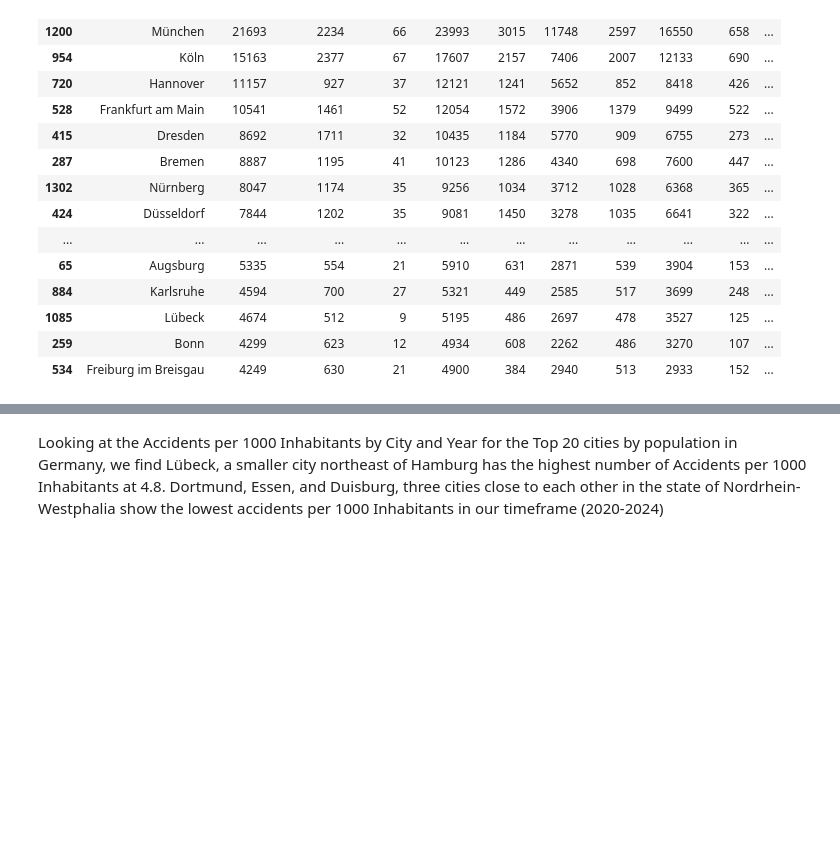
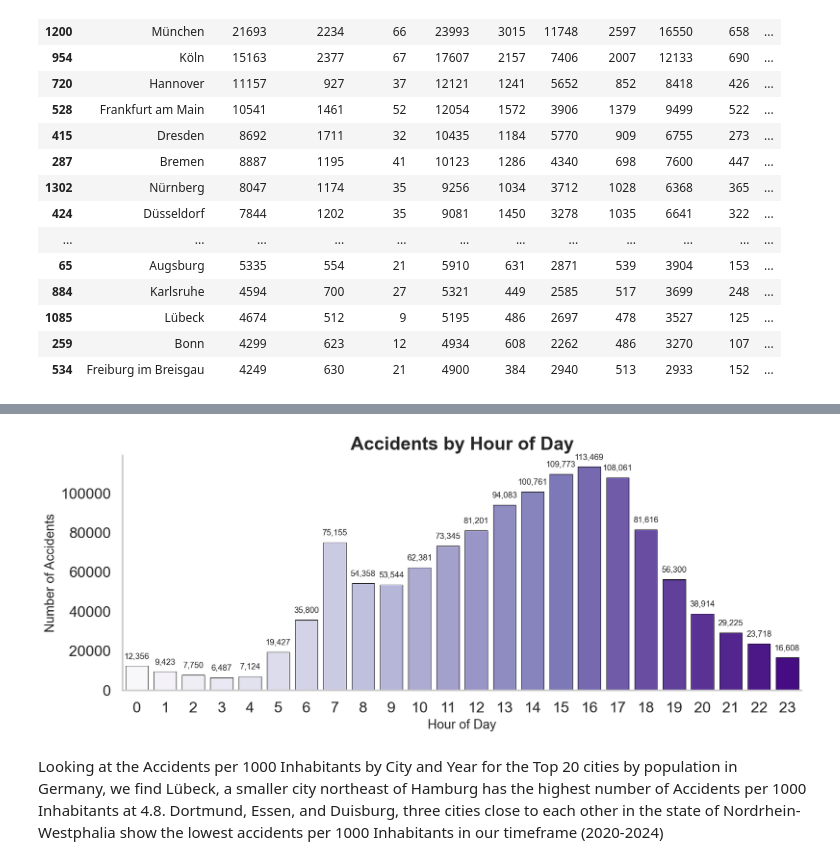
Before and after one commit to HumbleHominid/urban-mobility-risk-analysis, a Jupyter notebook: src/Summary.ipynb, the cells around one changed output, grey strips where cells are left out. Cells and saved outputs as stored; diff of their text form; code cells hidden in the pictures; blank space fills up the shorter version.

```diff
--- a/src/Summary.ipynb
+++ b/src/Summary.ipynb
@@ -608,3 +615,50 @@ plt.show()
+# %%
+import matplotlib.pyplot as plt
+import seaborn as sns
+import numpy as np
+
+# Prepare counts (discrete hours 0-23)
+counts = df['USTUNDE'].value_counts().sort_index()
+# Ensure all hours 0-23 present (fill missing with 0)
+hours = np.arange(24)
+counts = counts.reindex(hours, fill_value=0)
+
+# Styling
+sns.set_theme(style="whitegrid")
+sns.set_context("talk")   # larger fonts for presentations
+fig, ax = plt.subplots(figsize=(12, 5), dpi=150)
+
+# Color gradient palette across 24 bars
+palette = sns.color_palette("Purples", n_colors=24)
+bars = ax.bar(hours, counts.values, color=palette, edgecolor='black', linewidth=0.5)
+
+# Titles & labels
+ax.set_title('Accidents by Hour of Day', fontsize=20, fontweight='bold')
+ax.set_xlabel('Hour of Day', fontsize=14)
+ax.set_ylabel('Number of Accidents', fontsize=14)
+
+# Ticks and limits
+ax.set_xticks(hours)
+ax.set_xlim(-0.5, 23.5)
+
+# Grid & spines
+ax.grid(False)
+sns.despine(ax=ax, left=False, right=True, top=True)
+
+# Annotate counts above bars (optional — only annotate if not too dense)
+for rect in bars:
+    h = int(rect.get_height())
+    if h:
+        ax.annotate(f'{h:,}', xy=(rect.get_x() + rect.get_width() / 2, h),
+                    xytext=(0, 6), textcoords="offset points",
+                    ha='center', va='bottom', fontsize=9)
+
+
+
+plt.tight_layout()
+plt.show()
+# %% [output]
+[figure, added]
 # %% [markdown]
 Looking at the Accidents per 1000 Inhabitants by City and Year for the Top 20 cities by population in Germany, we find Lübeck, a smaller city northeast of Hamburg has the highest number of Accidents per 1000 Inhabitants at 4.8. Dortmund, Essen, and Duisburg, three cities close to each other in the state of Nordrhein-Westphalia show the lowest accidents per 1000 Inhabitants in our timeframe (2020-2024)
 # %%
```
Also changed, not shown: parts of 11 cells of this notebook, 3 other files.
